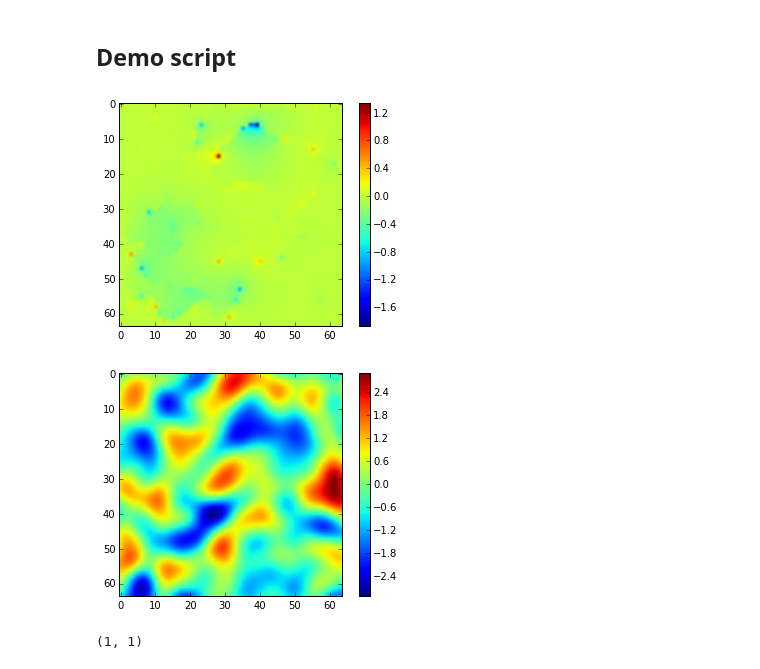
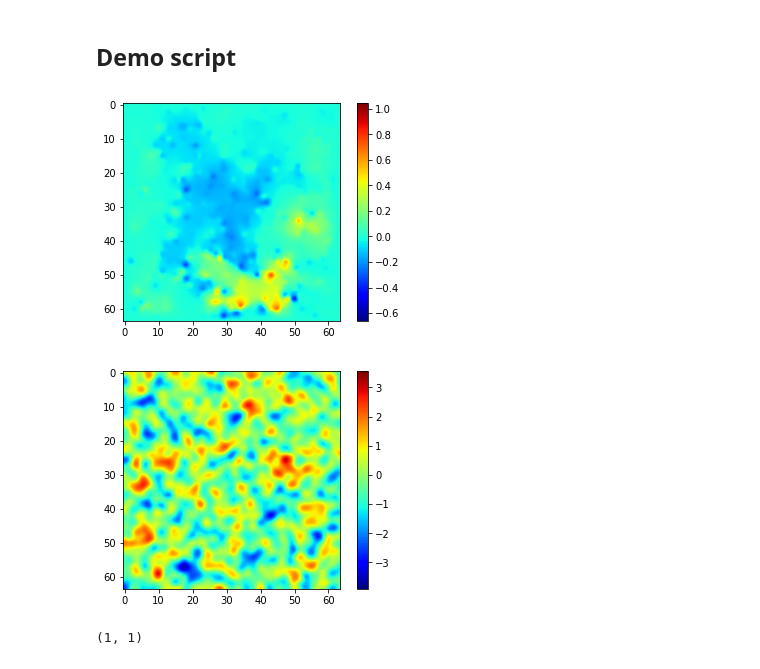
Before and after one commit to amkatrutsa/DeepPDE, a Jupyter notebook: DeepPDE.ipynb, the cells around one changed output. Saved outputs shown, nothing was run; the diff lists cells and outputs as text; code cells hidden in the pictures.

```diff
--- a/DeepPDE.ipynb
+++ b/DeepPDE.ipynb
@@ -116,9 +116,9 @@ def create_matrix(covar, rhs):
     for k in ind2bound_points:
         A[k ,k] = 1
     A = A * (n-1)**2
-    return A, b, ind2inner_points, ind2bound_points
+    return A.tocsr(), b, ind2inner_points, ind2bound_points
 # %%
-def solve(random_field, rhs):
+def solve(random_field, rhs, disp=False):
     '''
     Function solves the PDE div(k grad(u)) = rhs for
     given k and rhs
@@ -133,12 +133,13 @@ def solve(random_field, rhs):
     for k in ind2bound:
         i, j = ind2bound[k]
         u[i, j] = x[k]
-    plt.figure()
-    plt.imshow(u)
-    plt.colorbar()
-    plt.figure()
-    plt.imshow(random_field)
-    plt.colorbar()
+    if disp:
+        plt.figure()
+        plt.imshow(u, cmap="jet", interpolation="bicubic")
+        plt.colorbar()
+        plt.figure()
+        plt.imshow(random_field, cmap="jet", interpolation="bicubic")
+        plt.colorbar()
     return u
 # %%
 def create_random_field(col_A, n):
@@ -166,31 +167,31 @@ def integrate(u):
 # %%
 n = 64
 x = np.linspace(0, 1, n)
 y = np.linspace(0, 1, n)
 xv, yv = np.meshgrid(x, y)
 p = np.hstack((xv.reshape((n*n, 1)), yv.reshape((n*n, 1))))
 size = 1
 X = np.zeros((size, 1, n, n))
 y = np.zeros(size)
 for t in xrange(size):
-    col_A = col_covmatrix(p, 2, 1e-2)
+    col_A = col_covmatrix(p, 2, 1e-3)
     rhs = np.ones((n, n))
     random_field = create_random_field(col_A, n)
-    u = solve(random_field, rhs)
+    u = solve(random_field, rhs, True)
     val = integrate(u)
     X[t, 0, :, :] = u
     y[t] = val
 
 X = X.astype(np.float32)
 y = y.astype(np.float32)
 nidx = X.shape[0]
 idx = range(nidx)
 np.random.shuffle(idx)
 X = X[idx]
 y = y[idx]
 # %% [output]
-[figure, old version]
+[figure, new version]
-[figure, old version]
+[figure, new version]
 # %%
 y = y.reshape((-1, 1))
 print y.shape
```
Also changed, not shown: parts of 6 cells of this notebook.
